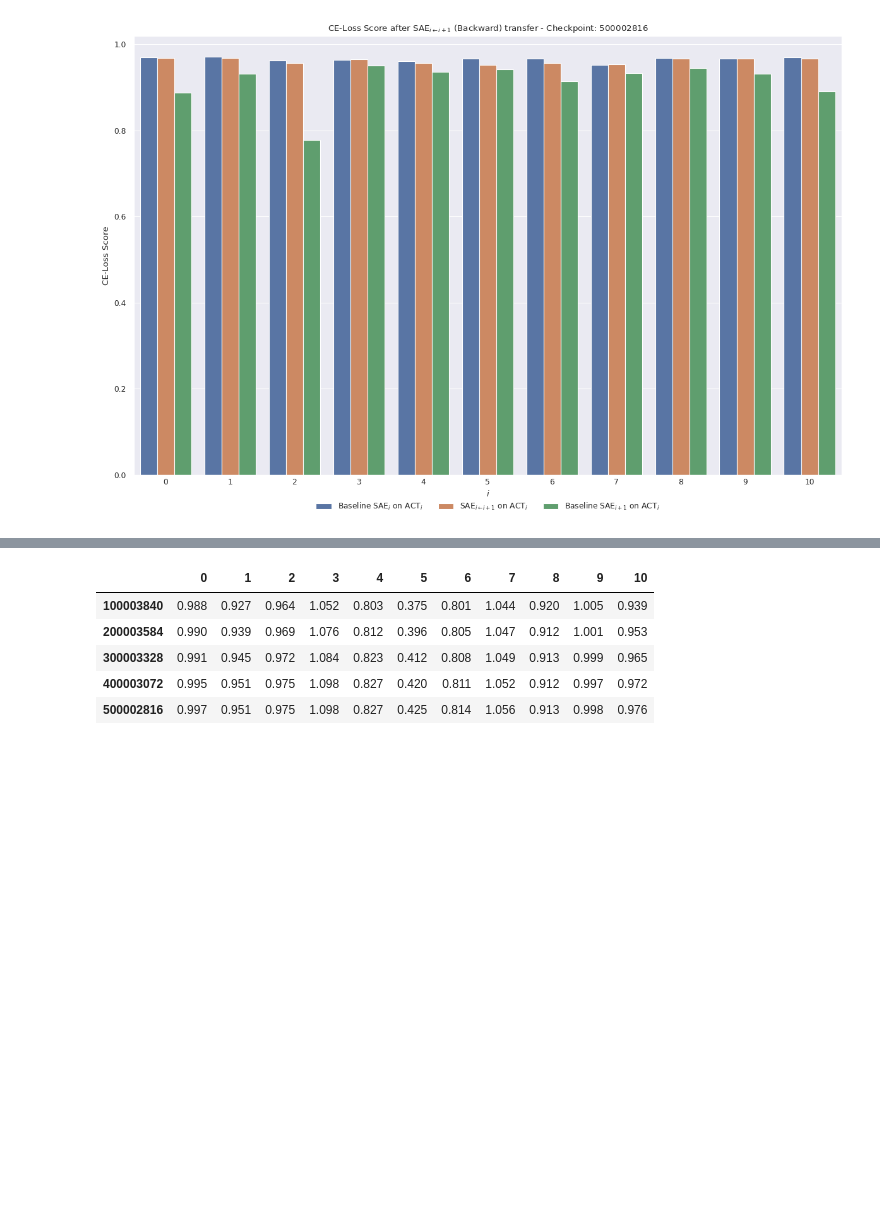
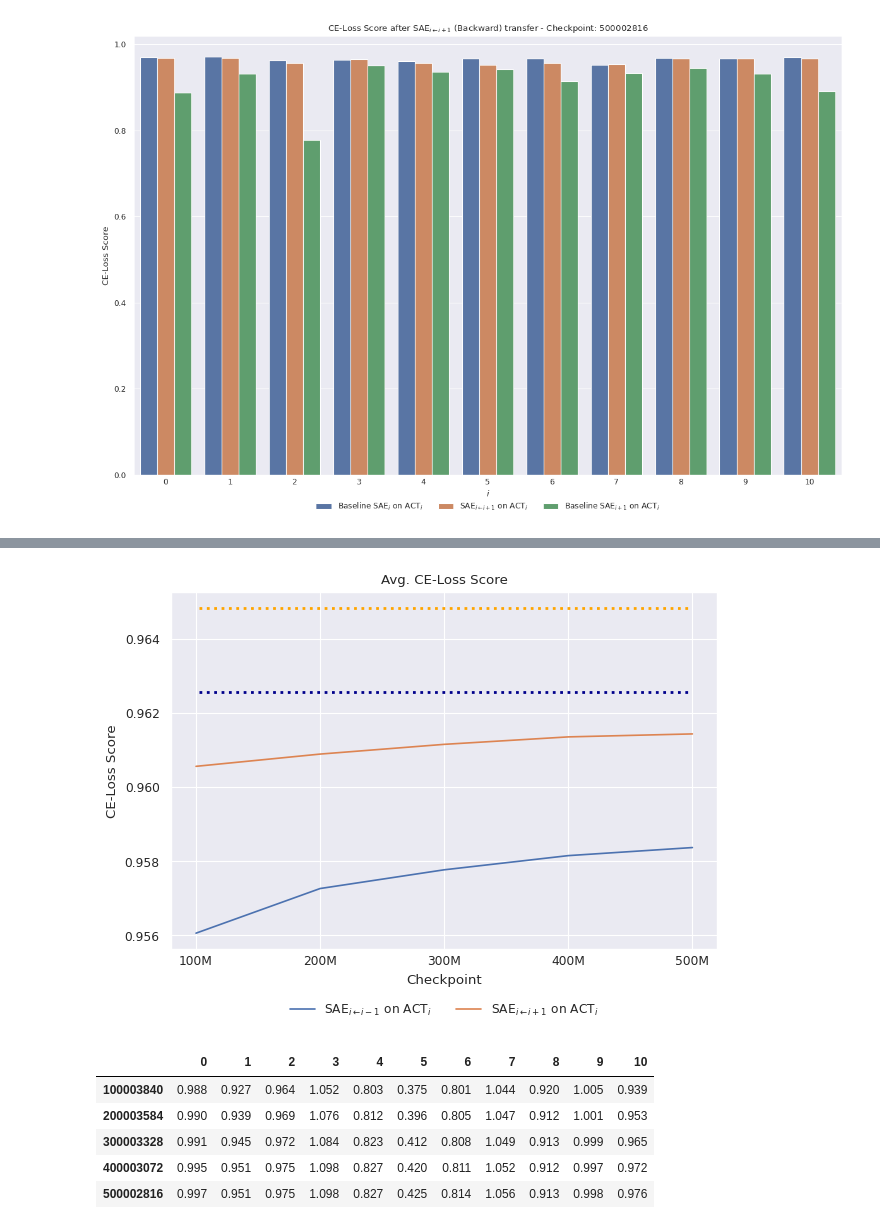
Before and after one commit to ghidav/sae-transfer-learning, a Jupyter notebook: paper_plot.ipynb, the cells around one changed output, grey strips where cells are left out. Drawn from its saved outputs; the diff is of its cells as text; code cells hidden in the pictures; blank space fills up the shorter version.

```diff
--- a/paper_plot.ipynb
+++ b/paper_plot.ipynb
@@ -511,0 +559,11 @@ baseline[baseline["ACT-Layer"] == baseline["SAE-Layer"] - 1]
+# %%
+# Avgs per checkpoint
+ce_bwd_avgs_df = pd.DataFrame.from_dict(
+    {ckpt.replace("final_", ""): bwd_dfs[i].mean(axis=0).tolist() for i, ckpt in enumerate(mapping.values())},
+    orient="index",
+)
+ce_bwd_avgs_df.columns = bwd_dfs[0].columns
+ce_bwd_avgs_df_plot = ce_bwd_avgs_df.reset_index(names="Checkpoint").melt(
+    id_vars=["Checkpoint"], var_name="Type", value_name="Avg. CE-Loss Score"
+)
+ce_bwd_avgs_df_plot.head()
@@ -511,0 +577,7 @@ baseline[baseline["ACT-Layer"] == baseline["SAE-Layer"] - 1]
+# %%
+ce_combined_avgs_df = pd.concat([ce_fwd_avgs_df, ce_bwd_avgs_df], axis=1)
+ce_combined_avgs_df.drop(columns=[col for col in ce_combined_avgs_df.columns if "Baseline" in col], inplace=True)
+ce_combined_avgs_df_plot = ce_combined_avgs_df.reset_index(names="Checkpoint").melt(
+    id_vars=["Checkpoint"], var_name="Type", value_name="Avg. CE-Loss Score"
+)
+ce_combined_avgs_df_plot.head()
@@ -512,3 +591,21 @@ baseline[baseline["ACT-Layer"] == baseline["SAE-Layer"] - 1]
+# %%
+sns.set_theme("paper")
+ax = sns.lineplot(
+    data=ce_combined_avgs_df_plot,
+    x="Checkpoint",
+    y="Avg. CE-Loss Score",
+    hue="Type",
+)
+ax.axhline(y=ce_fwd_avgs_df.iloc[0, 0], xmin=0.05, xmax=0.95, color="darkblue", linewidth=2, ls=":")
+ax.axhline(y=ce_bwd_avgs_df.iloc[0, 0], xmin=0.05, xmax=0.95, color="orange", linewidth=2, ls=":")
+ax.set_title("Avg. CE-Loss Score")
+ax.set_ylabel("CE-Loss Score")
+ax.set_xticklabels([f"{i+1}00M" for i in range(5)], va="center", ha="center")
+sns.move_legend(ax, "lower center", bbox_to_anchor=(0.5, -0.22), ncol=3, title=None, frameon=False)
+plt.tight_layout()
+plt.savefig(IMG_PATH + "avg_ce_loss_score_through_time_combined.png")
+# %% [output]
+[figure, added]
 # %%
 pd.DataFrame.from_dict(bwd_scores, orient="index", columns=list(range(0, 11)))
 # %% [output]
```
Also changed, not shown: parts of 22 cells of this notebook.
